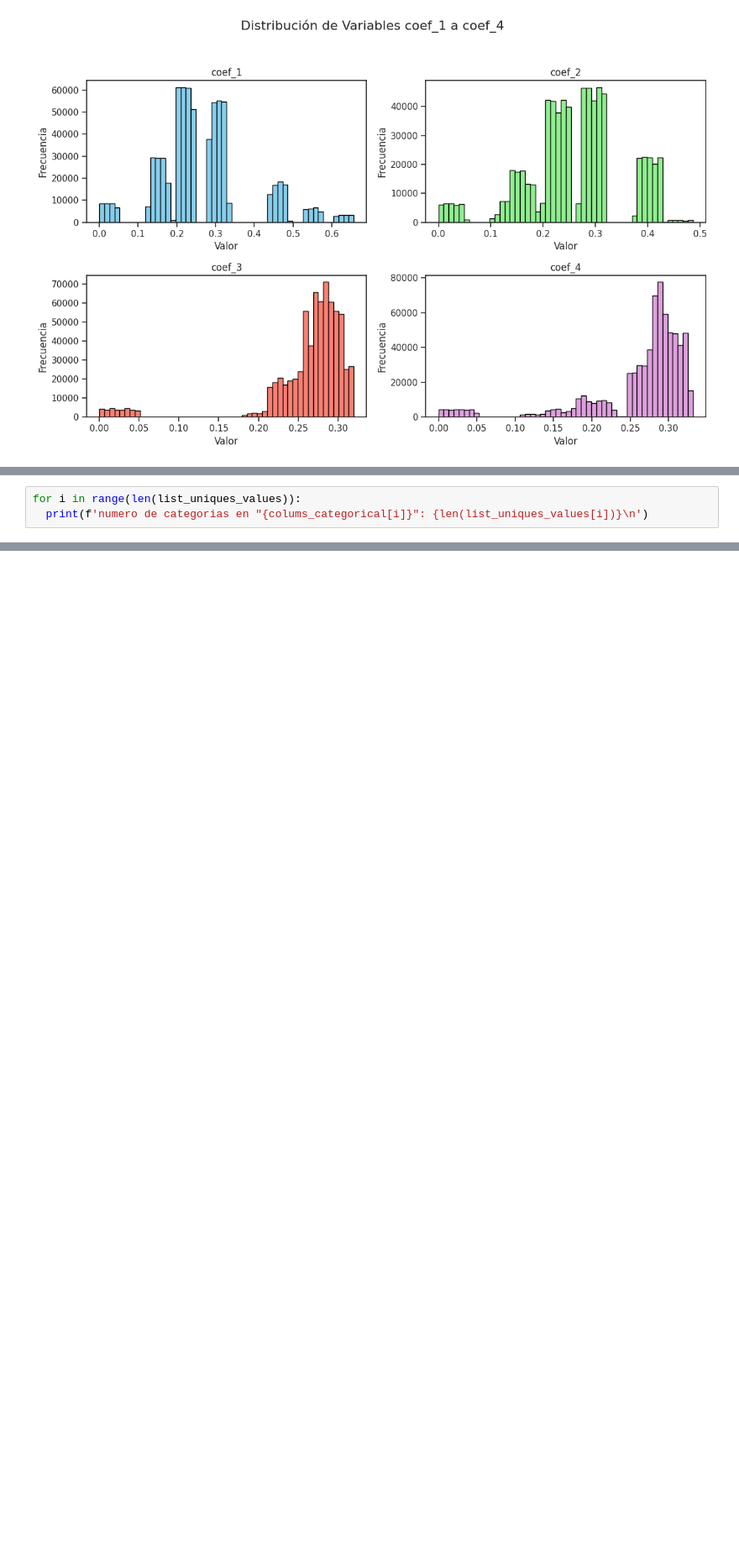
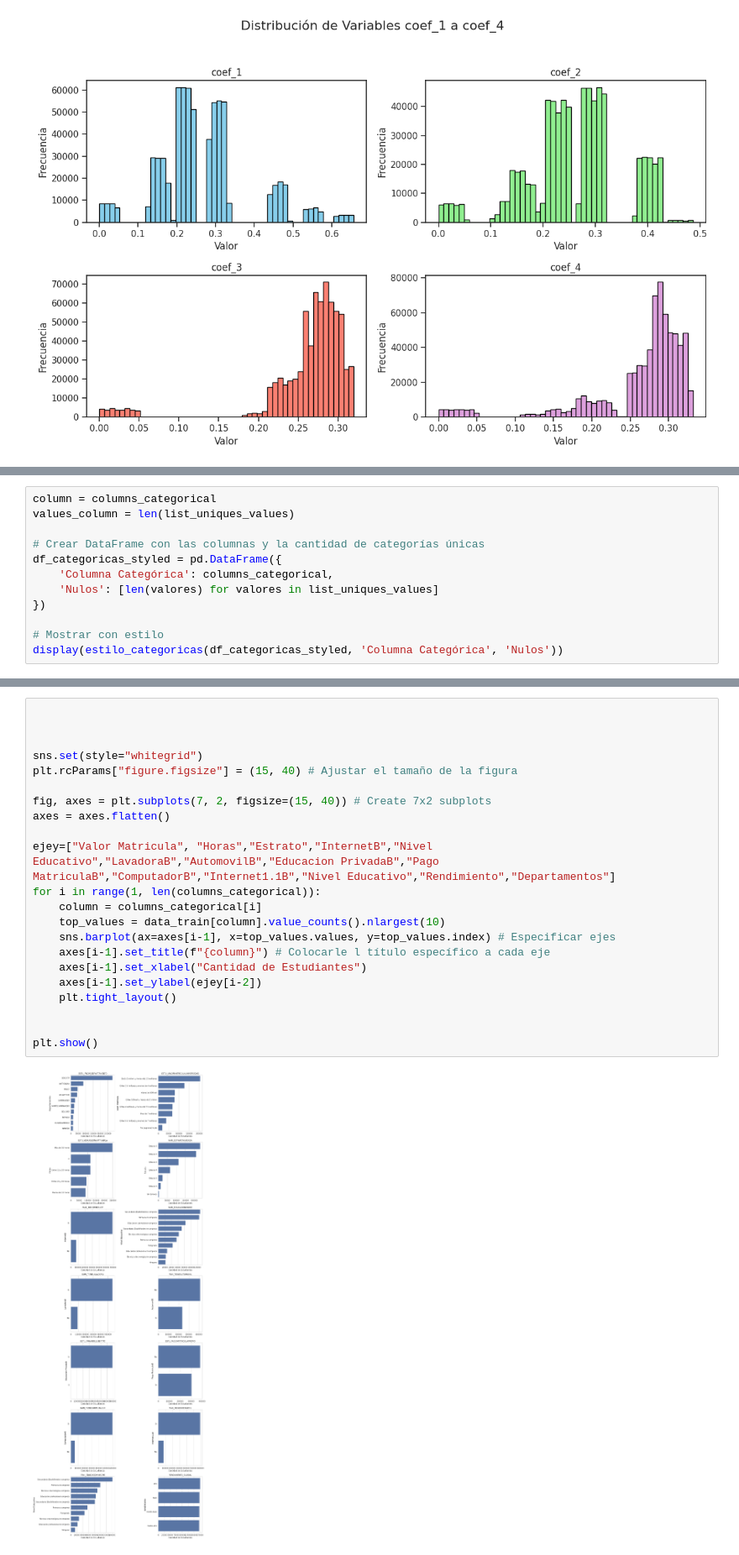
Before and after one commit to juandiego2205/Inteligencia_Artificial_2025-1, a Jupyter notebook: 01_exploración.ipynb, the cells around one changed output, grey strips where cells are left out. Shown at 84% size. Cells and saved outputs as stored; diff of their text form; blank space fills up the shorter version.

```diff
--- a/01_exploración.ipynb
+++ b/01_exploración.ipynb
@@ -270,3 +435,0 @@ RECTIFICAR LA SUMA: 661643
-# %%
-for i in range(len(list_uniques_values)):
-  print(f'numero de categorias en "{colums_categorical[i]}": {len(list_uniques_values[i])}\n')
@@ -311,0 +436,12 @@ plt.show()
+# %%
+column = columns_categorical
+values_column = len(list_uniques_values)
+
+# Crear DataFrame con las columnas y la cantidad de categorías únicas
+df_categoricas_styled = pd.DataFrame({
+    'Columna Categórica': columns_categorical,
+    'Nulos': [len(valores) for valores in list_uniques_values]
+})
+
+# Mostrar con estilo
+display(estilo_categoricas(df_categoricas_styled, 'Columna Categórica', 'Nulos'))
@@ -311,0 +468,24 @@ plt.show()
+# %%
+
+
+
+sns.set(style="whitegrid")
+plt.rcParams["figure.figsize"] = (15, 40) # Ajustar el tamaño de la figura
+
+fig, axes = plt.subplots(7, 2, figsize=(15, 40)) # Create 7x2 subplots
+axes = axes.flatten()
+
+ejey=["Valor Matricula", "Horas","Estrato","InternetB","Nivel Educativo","LavadoraB","AutomovilB","Educacion PrivadaB","Pago MatriculaB","ComputadorB","Internet1.1B","Nivel Educativo","Rendimiento","Departamentos"]
+for i in range(1, len(columns_categorical)):
+    column = columns_categorical[i]
+    top_values = data_train[column].value_counts().nlargest(10)
+    sns.barplot(ax=axes[i-1], x=top_values.values, y=top_values.index) # Especificar ejes
+    axes[i-1].set_title(f"{column}") # Colocarle l título específico a cada eje
+    axes[i-1].set_xlabel("Cantidad de Estudiantes")
+    axes[i-1].set_ylabel(ejey[i-2])
+    plt.tight_layout()
+
+
+plt.show()
+# %% [output]
+[figure, added]
```
Also changed, not shown: parts of 36 cells of this notebook.
